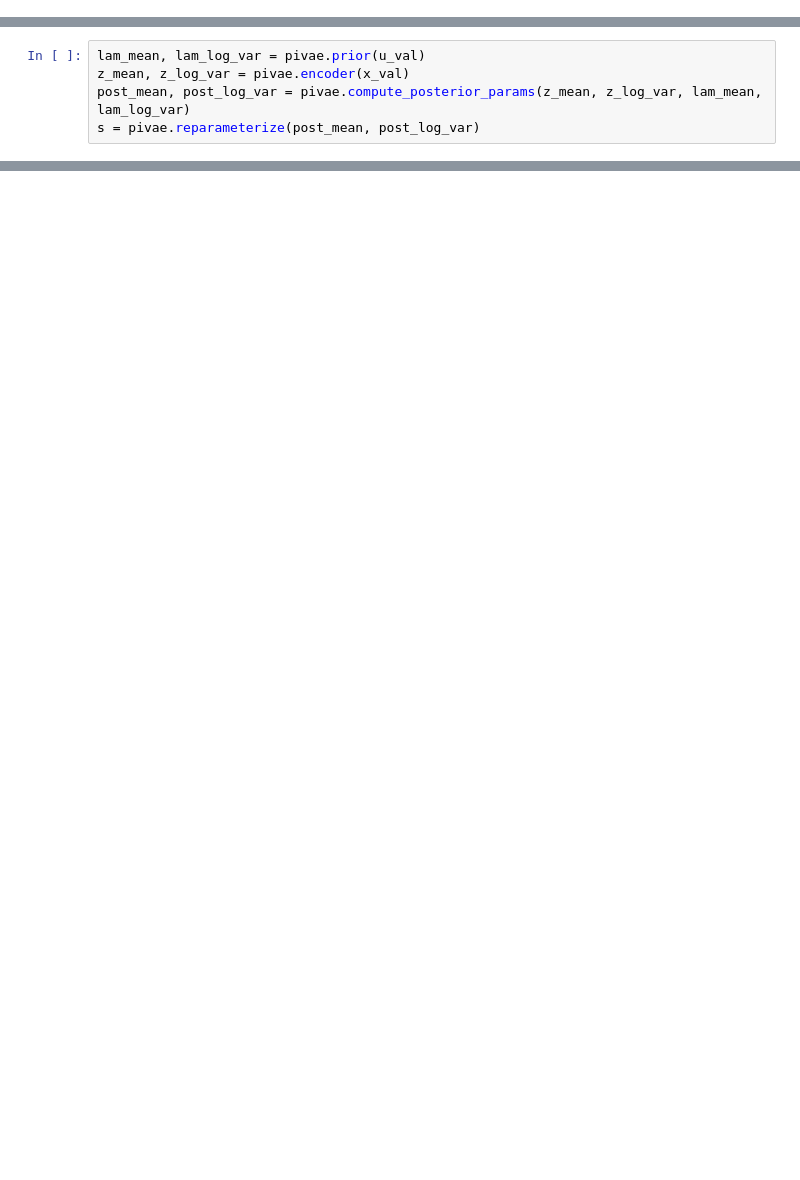
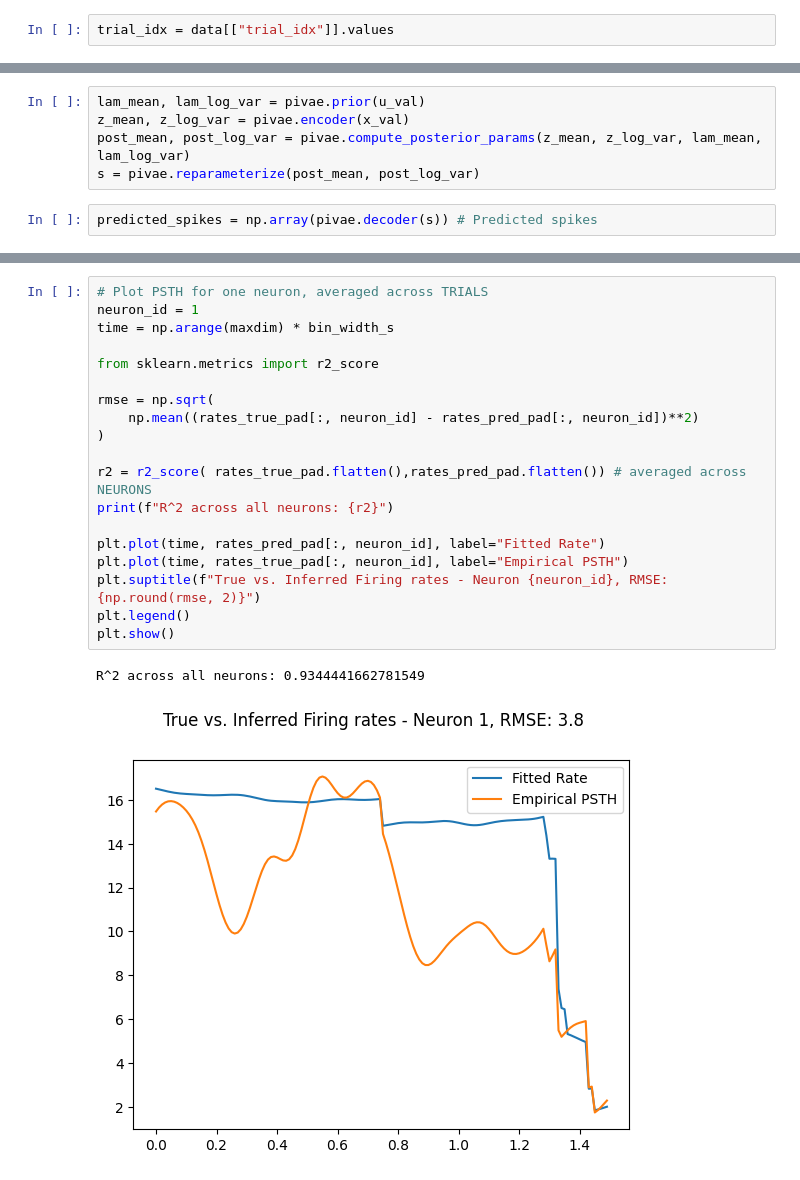
Before and after one commit to JohnKang0720/pivae-model, a Jupyter notebook: PIVAE.ipynb, the cells around one changed output, grey strips where cells are left out. Saved outputs shown, nothing was run; the diff lists cells and outputs as text; blank space fills up the shorter version.

```diff
--- a/PIVAE.ipynb
+++ b/PIVAE.ipynb
@@ -83,0 +88,2 @@ WARNING:tensorflow:From c:\Users\kangj\OneDrive\Desktop\pivae\myenv\Lib\site-pac
+# %%
+trial_idx = data[["trial_idx"]].values
@@ -370,3 +378,5 @@ lam_mean, lam_log_var = pivae.prior(u_val)
 z_mean, z_log_var = pivae.encoder(x_val)
 post_mean, post_log_var = pivae.compute_posterior_params(z_mean, z_log_var, lam_mean, lam_log_var)
 s = pivae.reparameterize(post_mean, post_log_var)
+# %%
+predicted_spikes = np.array(pivae.decoder(s)) # Predicted spikes
@@ -373,2 +421,24 @@ s = pivae.reparameterize(post_mean, post_log_var)
+# %%
+# Plot PSTH for one neuron, averaged across TRIALS
+neuron_id = 1
+time = np.arange(maxdim) * bin_width_s
+
+from sklearn.metrics import r2_score
+
+rmse = np.sqrt(
+    np.mean((rates_true_pad[:, neuron_id] - rates_pred_pad[:, neuron_id])**2)
+)
+
+r2 = r2_score( rates_true_pad.flatten(),rates_pred_pad.flatten()) # averaged across NEURONS
+print(f"R^2 across all neurons: {r2}")
+
+plt.plot(time, rates_pred_pad[:, neuron_id], label="Fitted Rate")
+plt.plot(time, rates_true_pad[:, neuron_id], label="Empirical PSTH")
+plt.suptitle(f"True vs. Inferred Firing rates - Neuron {neuron_id}, RMSE: {np.round(rmse, 2)}")
+plt.legend()
+plt.show()
+# %% [output]
+R^2 across all neurons: 0.9344441662781549
+[figure, added]
 # %%
 fig,ax = plt.subplots(1,3, figsize=(15,5))
```
Also changed, not shown: parts of 8 cells of this notebook, 1 other file.
